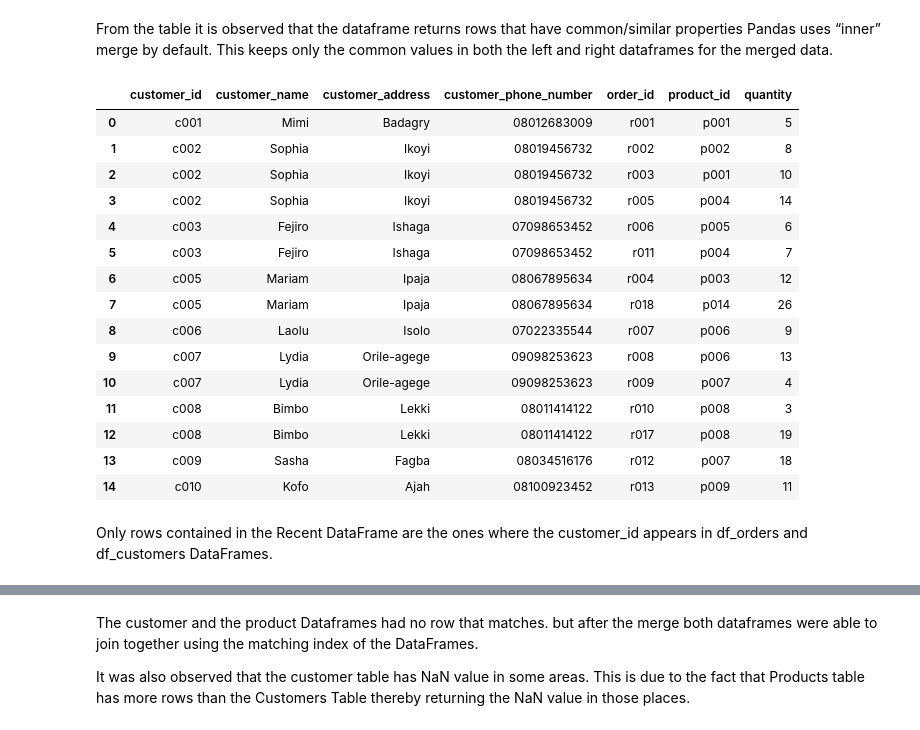
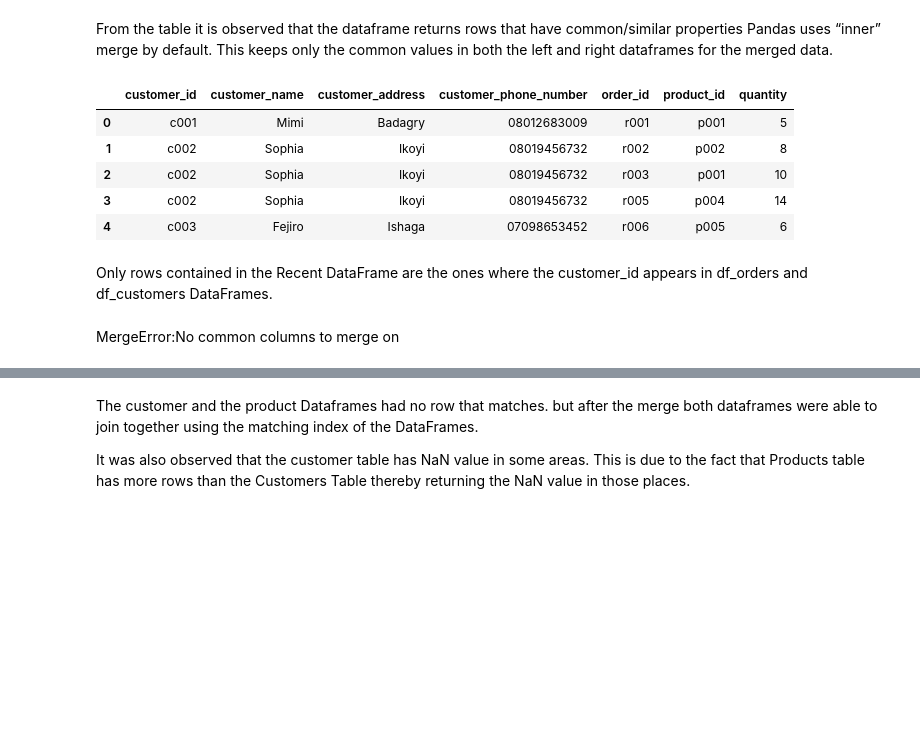
Before and after one commit to Kaltnaike/SGA_Projects_1, a Jupyter notebook: dummy_dataframes.ipynb, the cells around one changed output, grey strips where cells are left out. Drawn from its saved outputs; the diff is of its cells as text; code cells hidden in the pictures; blank space fills up the shorter version.

```diff
--- a/dummy_dataframes.ipynb
+++ b/dummy_dataframes.ipynb
@@ -134,23 +115,13 @@ Pandas uses “inner” merge by default. This keeps only the common values in b
 # %%
 #Perform an inner merge operation between customers and orders tables, will be merging customer_id
 df_customers_orders = df_customers.merge(df_order, how='inner', on='customer_id')
-df_customers_orders
+df_customers_orders.head()
 # %% [output]
 |  | customer_id | customer_name | customer_address | customer_phone_number | order_id | product_id | quantity |
 | 0 | c001 | Mimi | Badagry | 08012683009 | r001 | p001 | 5 |
 | 1 | c002 | Sophia | Ikoyi | 08019456732 | r002 | p002 | 8 |
 | 2 | c002 | Sophia | Ikoyi | 08019456732 | r003 | p001 | 10 |
 | 3 | c002 | Sophia | Ikoyi | 08019456732 | r005 | p004 | 14 |
 | 4 | c003 | Fejiro | Ishaga | 07098653452 | r006 | p005 | 6 |
-| 5 | c003 | Fejiro | Ishaga | 07098653452 | r011 | p004 | 7 |
-| 6 | c005 | Mariam | Ipaja | 08067895634 | r004 | p003 | 12 |
-| 7 | c005 | Mariam | Ipaja | 08067895634 | r018 | p014 | 26 |
-| 8 | c006 | Laolu | Isolo | 07022335544 | r007 | p006 | 9 |
-| 9 | c007 | Lydia | Orile-agege | 09098253623 | r008 | p006 | 13 |
-| 10 | c007 | Lydia | Orile-agege | 09098253623 | r009 | p007 | 4 |
-| 11 | c008 | Bimbo | Lekki | 08011414122 | r010 | p008 | 3 |
-| 12 | c008 | Bimbo | Lekki | 08011414122 | r017 | p008 | 19 |
-| 13 | c009 | Sasha | Fagba | 08034516176 | r012 | p007 | 18 |
-| 14 | c010 | Kofo | Ajah | 08100923452 | r013 | p009 | 11 |
 # %% [markdown]
 Only rows contained in the Recent DataFrame are the ones where the customer_id appears in df_orders and df_customers DataFrames.
@@ -157 +132,3 @@ Only rows contained in the Recent DataFrame are the ones where the customer_id a
+# %% [markdown]
+MergeError:No common columns to merge on
 # %%
```
Also changed, not shown: parts of 7 cells of this notebook.
